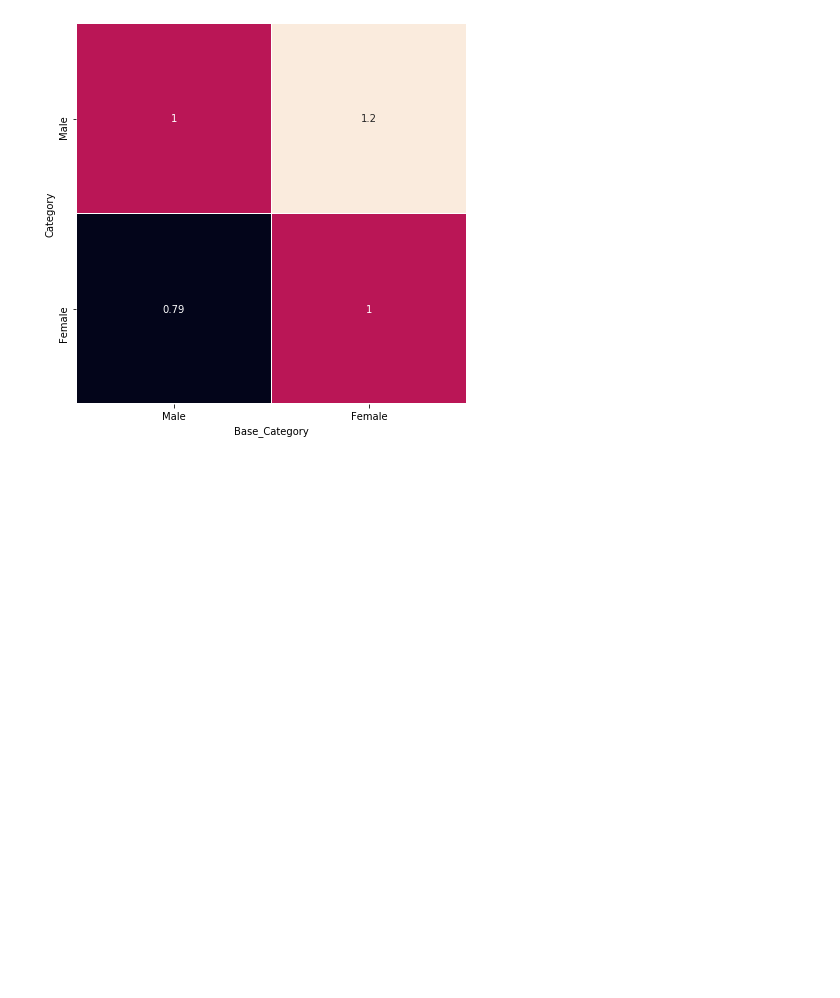
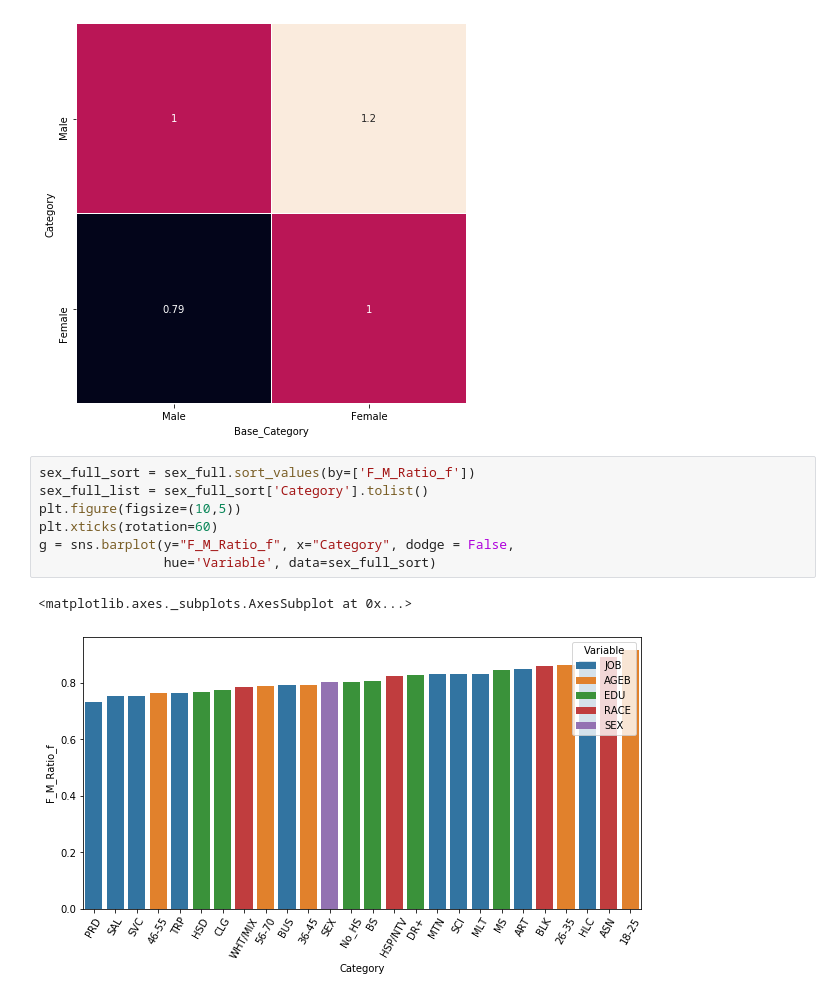
Before and after one commit to AlbeChen/Census_Wage_Analysis, a Jupyter notebook: final_analysis.ipynb, the cells around one changed output. Drawn from its saved outputs; the diff is of its cells as text; blank space fills up the shorter version.

```diff
--- a/final_analysis.ipynb
+++ b/final_analysis.ipynb
@@ -75,6 +88,16 @@ analysis_pkg.plot_heatmap_basecat(cat_full, 'EDU')
 analysis_pkg.plot_heatmap_basecat(cat_full, 'SEX')
 # %% [output]
 [figure]
+# %%
+sex_full_sort = sex_full.sort_values(by=['F_M_Ratio_f'])
+sex_full_list = sex_full_sort['Category'].tolist()
+plt.figure(figsize=(10,5))
+plt.xticks(rotation=60)
+g = sns.barplot(y="F_M_Ratio_f", x="Category", dodge = False,
+                hue='Variable', data=sex_full_sort)
+# %% [output]
+<matplotlib.axes._subplots.AxesSubplot at 0x...>
+[figure, added]
 # %%
 sex_full_sort = sex_full.sort_values(by=['F_M_Ratio_m'])
 sex_full_list = sex_full_sort['Category'].tolist()
```
Also changed, not shown: parts of 7 cells of this notebook.
